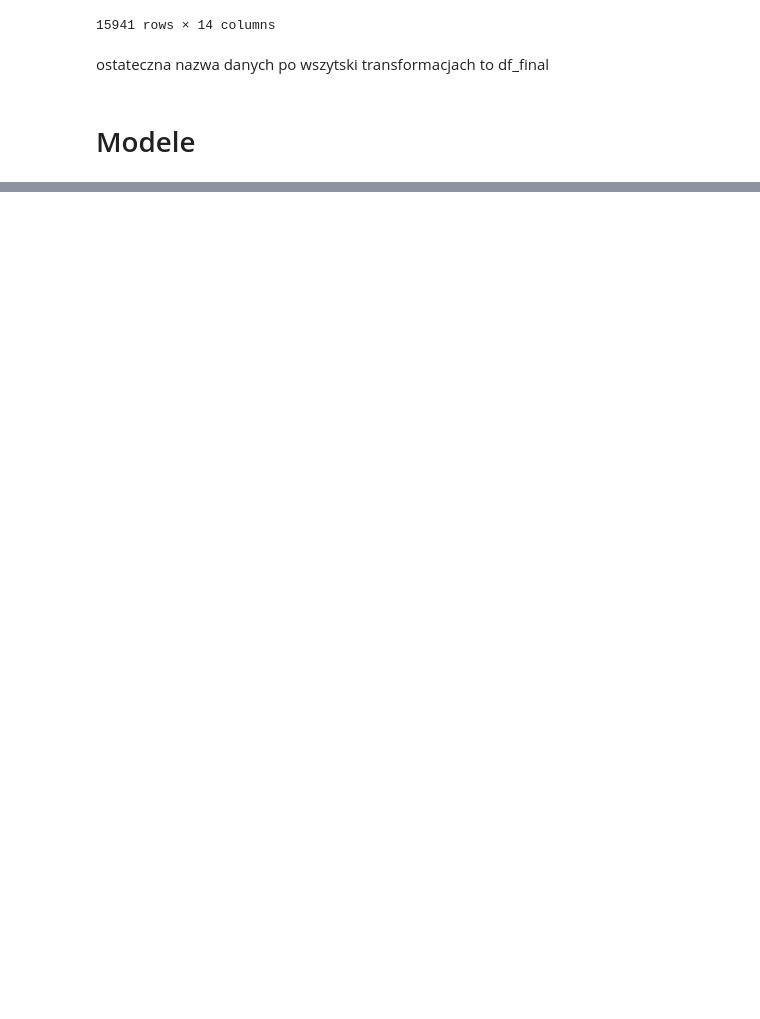
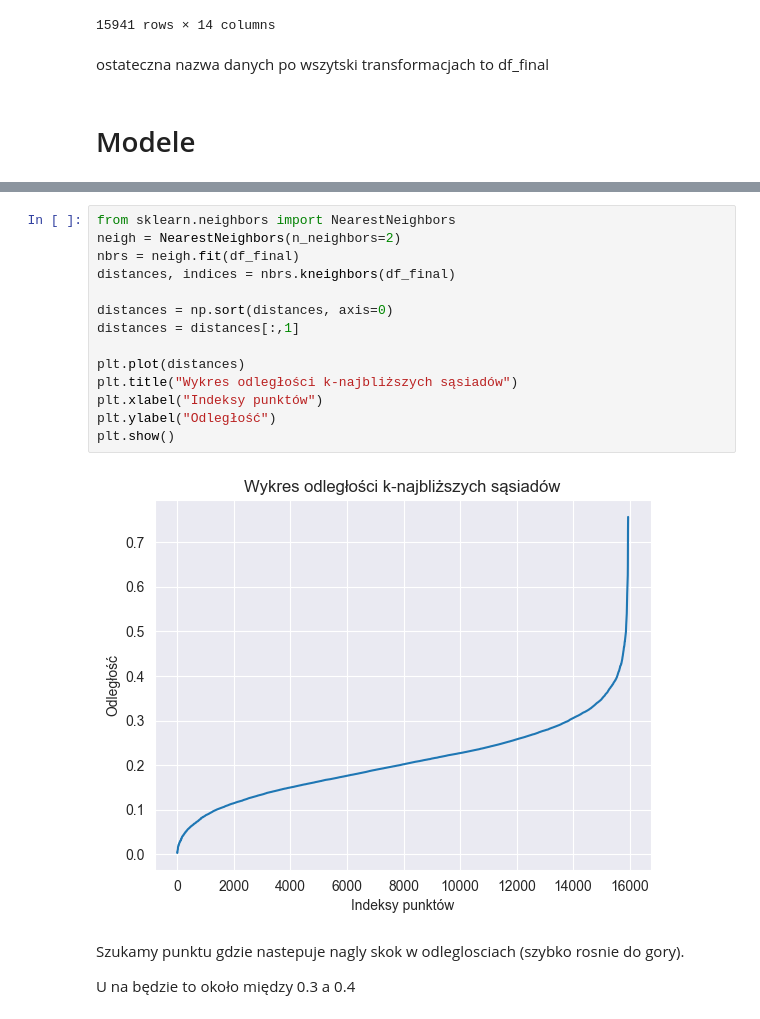
Before and after one commit to AristocratesJ/New-York-Airbnb-Clustering-Task, a Jupyter notebook: final_models/final_models.ipynb, the cells around one changed output, grey strips where cells are left out. Cells and saved outputs as stored; diff of their text form; blank space fills up the shorter version.

```diff
--- a/final_models/final_models.ipynb
+++ b/final_models/final_models.ipynb
@@ -281,0 +297,20 @@ ostateczna nazwa danych po wszytski transformacjach to df_final
+# %%
+from sklearn.neighbors import NearestNeighbors
+neigh = NearestNeighbors(n_neighbors=2)
+nbrs = neigh.fit(df_final)
+distances, indices = nbrs.kneighbors(df_final)
+
+distances = np.sort(distances, axis=0)
+distances = distances[:,1]
+
+plt.plot(distances)
+plt.title("Wykres odległości k-najbliższych sąsiadów")
+plt.xlabel("Indeksy punktów")
+plt.ylabel("Odległość")
+plt.show()
+# %% [output]
+[figure, added]
+# %% [markdown]
+Szukamy punktu gdzie nastepuje nagly skok w odleglosciach (szybko rosnie do gory).
+
+U na będzie to około między 0.3 a 0.4
```
Also changed, not shown: parts of 24 cells of this notebook.
